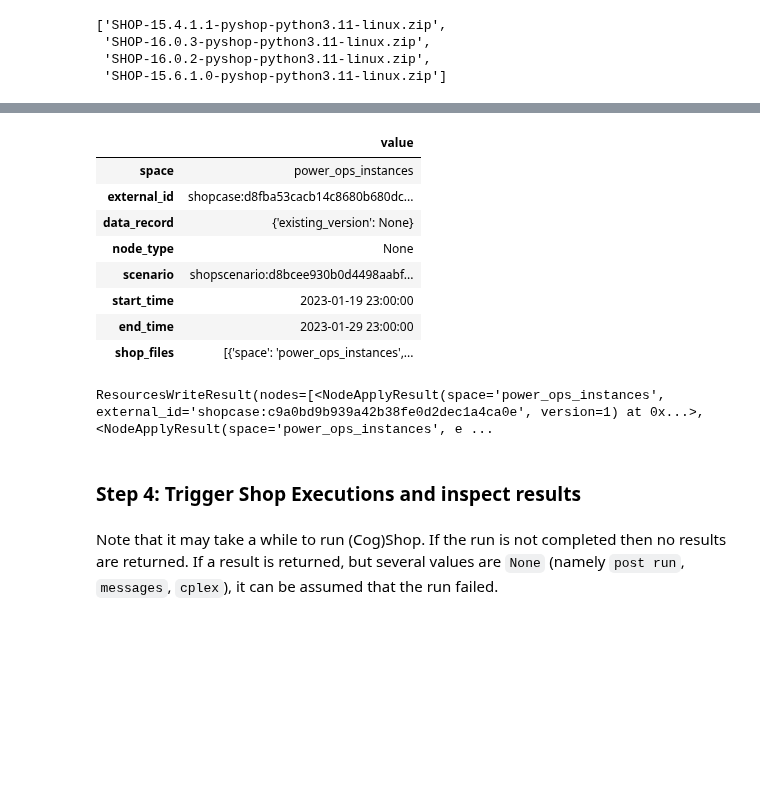
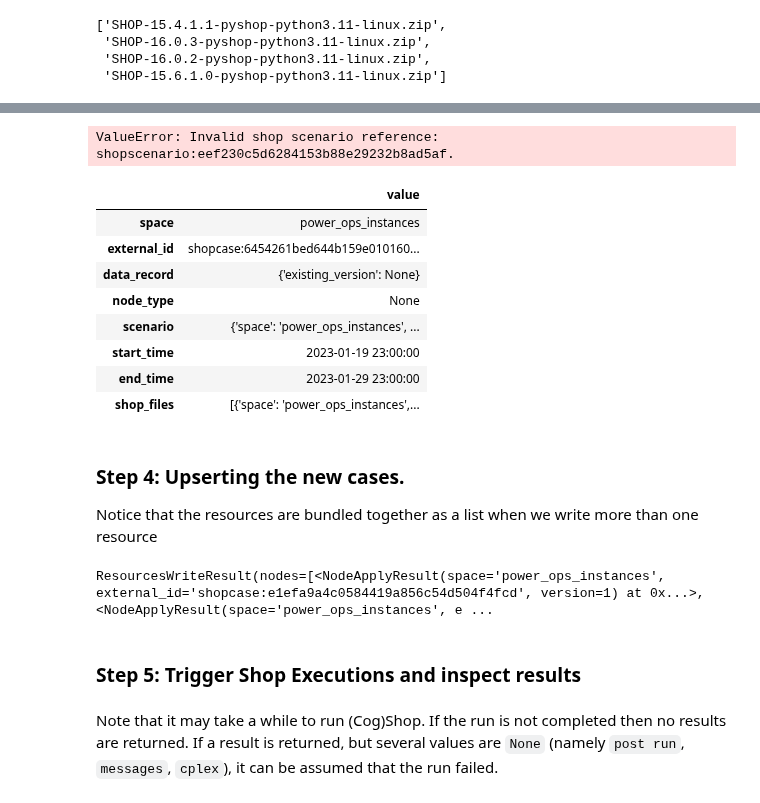
Before and after one commit to cognitedata/power-ops-sdk, a Jupyter notebook: docs/tutorials/advanced_cogshop_run.ipynb, the cells around one changed output, grey strips where cells are left out. Saved outputs shown, nothing was run; the diff lists cells and outputs as text; code cells hidden in the pictures; blank space fills up the shorter version.

```diff
--- a/docs/tutorials/advanced_cogshop_run.ipynb
+++ b/docs/tutorials/advanced_cogshop_run.ipynb
@@ -376,30 +420,44 @@ shop_case_15_6_1_0
 | end_time | 2023-01-29 23:00:00 |
 | shop_files | [{'space': 'power_ops_instances',... |
 # %%
-shop_case_16_0_3 = powerops.cogshop.prepare_shop_case_with_existing_scenario(
+# This will fail since we did not upsert the scenario
+will_fail_shop_case_16_0_3 = powerops.cogshop.prepare_shop_case_with_existing_scenario(
     shop_file_list=shop_file_list,
     start_time=datetime.datetime(2023, 1, 19, 23),
     end_time=datetime.datetime(2023, 1, 29, 23),
-    scenario_external_id=reusable_scenario_16_0_3.external_id,  # Note that this is the external id of the scenario
+    shop_scenario_reference=reusable_scenario_16_0_3.external_id,  # Note that this is the external id of the scenario
 )
-shop_case_16_0_3
 # %% [output]
-|  | value |
-| space | power_ops_instances |
-| external_id | shopcase:d8fba53cacb14c8680b680dc... |
-| data_record | {'existing_version': None} |
-| node_type | None |
-| scenario | shopscenario:d8bcee930b0d4498aabf... |
-| start_time | 2023-01-19 23:00:00 |
-| end_time | 2023-01-29 23:00:00 |
-| shop_files | [{'space': 'power_ops_instances',... |
+ValueError: Invalid shop scenario reference: shopscenario:eef230c5d6284153b88e29232b8ad5af.
+# %%
+# However, if we reference the Write object in the case creation it will work
+shop_case_16_0_3 = powerops.cogshop.prepare_shop_case_with_existing_scenario(
+    shop_file_list=shop_file_list,
+    start_time=datetime.datetime(2023, 1, 19, 23),
+    end_time=datetime.datetime(2023, 1, 29, 23),
+    shop_scenario_reference=reusable_scenario_16_0_3,  # Note that this is the Write object
+)
+shop_case_16_0_3
+# %% [output]
+|  | value |
+| space | power_ops_instances |
+| external_id | shopcase:6454261bed644b159e010160... |
+| data_record | {'existing_version': None} |
+| node_type | None |
+| scenario | {'space': 'power_ops_instances', ... |
+| start_time | 2023-01-19 23:00:00 |
+| end_time | 2023-01-29 23:00:00 |
+| shop_files | [{'space': 'power_ops_instances',... |
+# %% [markdown]
+### Step 4: Upserting the new cases.
+
+Notice that the resources are bundled together as a list when we write more than one resource
 # %%
-resources = [shop_case_15_6_1_0, shop_case_16_0_3]
-powerops.cogshop.write_resources(resources)
+powerops.v1.upsert([shop_case_15_6_1_0, shop_case_16_0_3])
 # %% [output]
-ResourcesWriteResult(nodes=[<NodeApplyResult(space='power_ops_instances', external_id='shopcase:c9a0bd9b939a42b38fe0d2dec1a4ca0e', version=1) at 0x...>, <NodeApplyResult(space='power_ops_instances', e ...
+ResourcesWriteResult(nodes=[<NodeApplyResult(space='power_ops_instances', external_id='shopcase:e1efa9a4c0584419a856c54d504f4fcd', version=1) at 0x...>, <NodeApplyResult(space='power_ops_instances', e ...
 # %% [markdown]
-### Step 4: Trigger Shop Executions and inspect results
+### Step 5: Trigger Shop Executions and inspect results
 # %%
 powerops.cogshop.trigger_shop_case(shop_case_15_6_1_0.external_id)
 powerops.cogshop.trigger_shop_case(shop_case_16_0_3.external_id)
```
Also changed, not shown: parts of 33 cells of this notebook.
